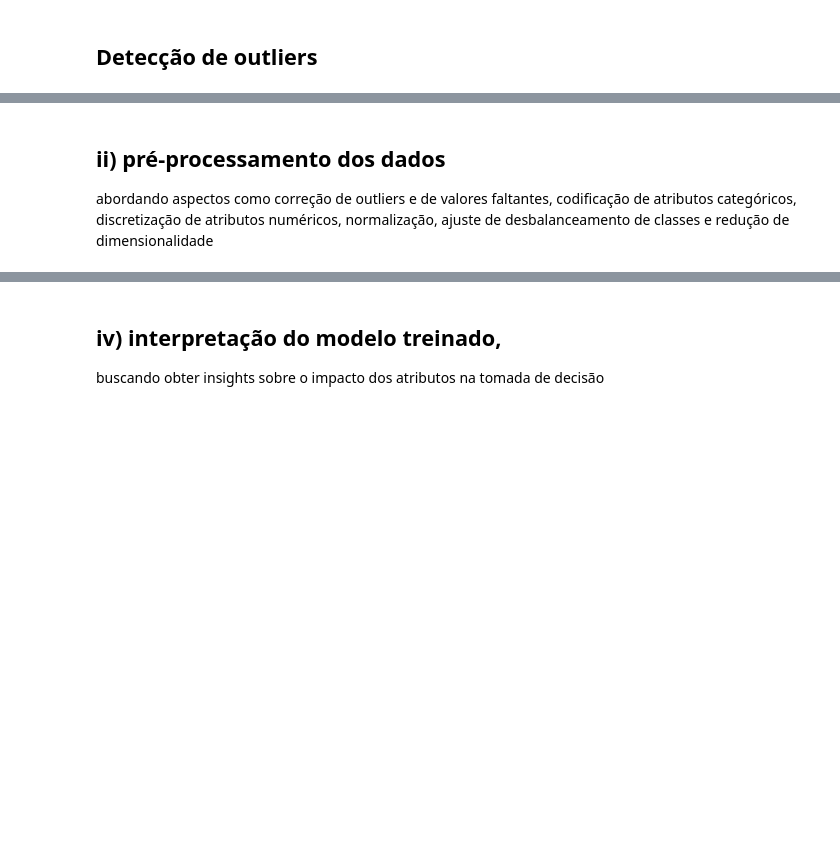
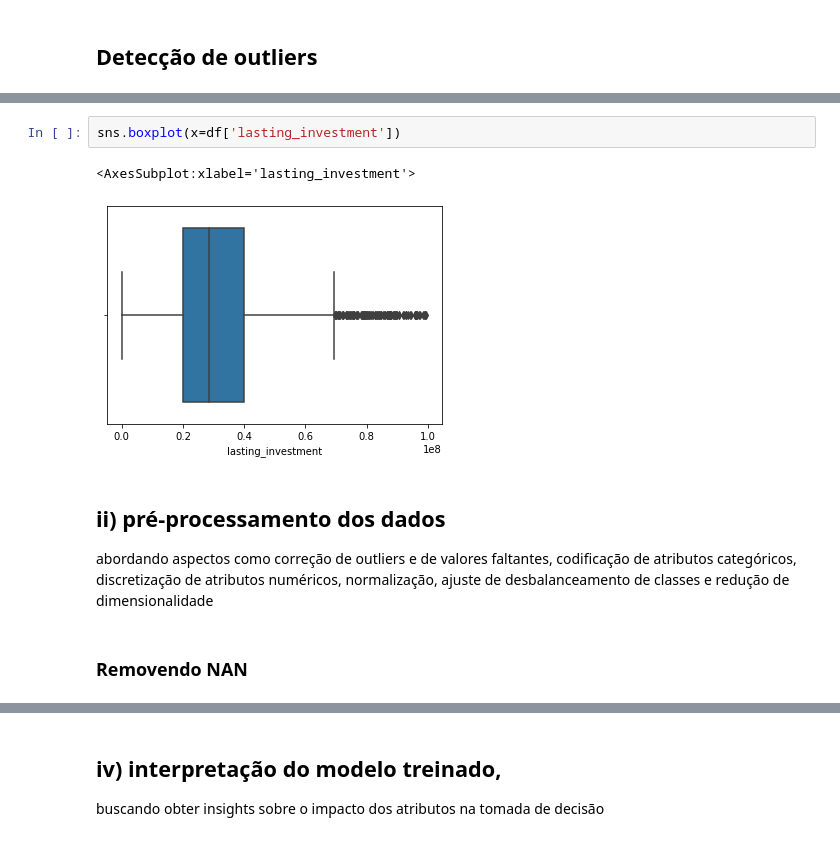
Before and after one commit to kaline/TrabalhoFinalML, a Jupyter notebook: dataset.ipynb, the cells around one changed output, grey strips where cells are left out. Saved outputs shown, nothing was run; the diff lists cells and outputs as text; blank space fills up the shorter version.

```diff
--- a/dataset.ipynb
+++ b/dataset.ipynb
@@ -154,6 +165,13 @@ Count of NaN count_nan_depressed: 0
+# %%
+sns.boxplot(x=df['lasting_investment'])
+# %% [output]
+<AxesSubplot:xlabel='lasting_investment'>
+[figure, added]
 # %% [markdown]
 ## ii) pré-processamento dos dados
 abordando aspectos como correção de
 outliers e de valores faltantes, codificação de atributos categóricos, discretização de
 atributos numéricos, normalização, ajuste de desbalanceamento de classes e
 redução de dimensionalidade
+# %% [markdown]
+### Removendo NAN
```
Also changed, not shown: parts of 12 cells of this notebook.
